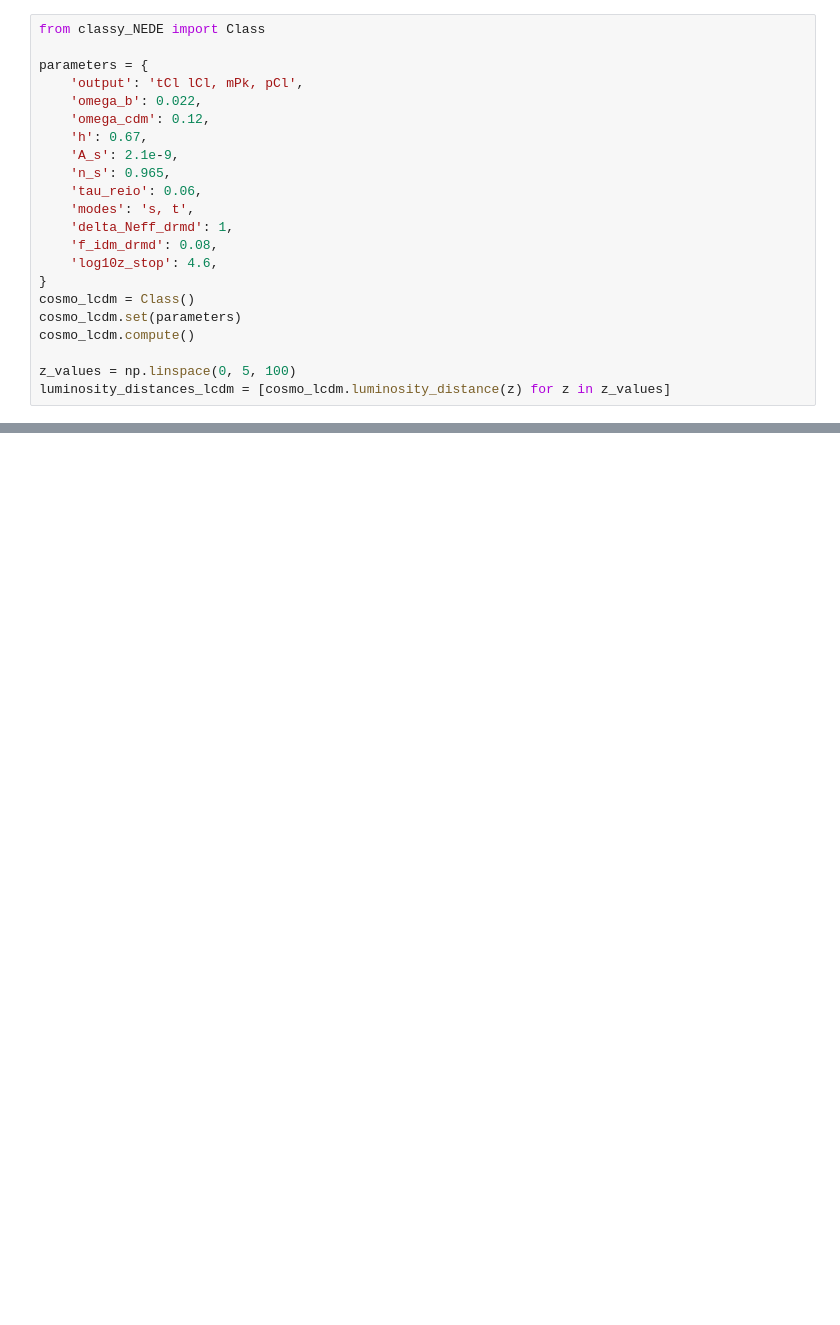
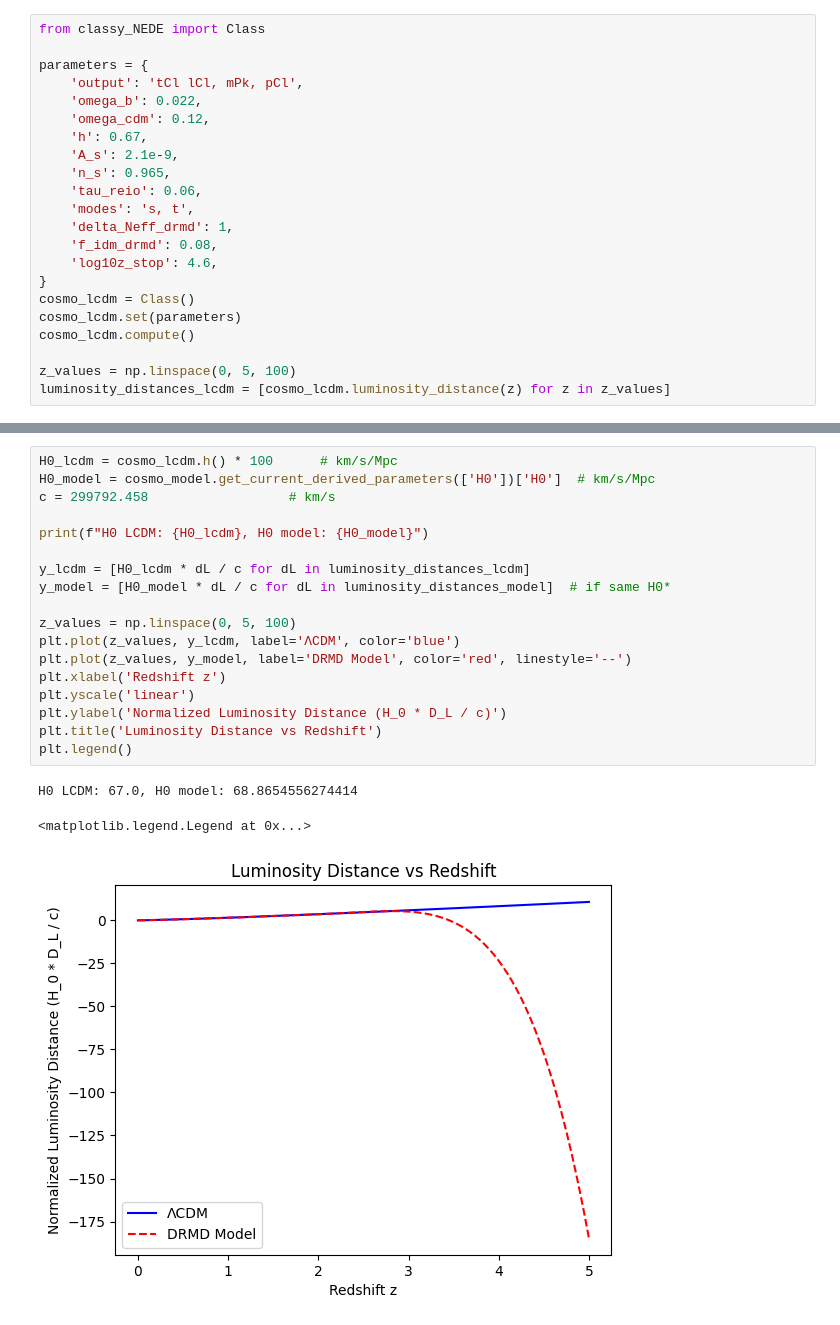
Before and after one commit to Jeppe-thybo/connect_wsl, a Jupyter notebook: jeppe_scripts/Luminosity_distance_comparison.ipynb, the cells around one changed output, grey strips where cells are left out. Cells and saved outputs as stored; diff of their text form; blank space fills up the shorter version.

```diff
--- a/jeppe_scripts/Luminosity_distance_comparison.ipynb
+++ b/jeppe_scripts/Luminosity_distance_comparison.ipynb
@@ -96,0 +222,22 @@ plt.show()
+# %%
+H0_lcdm = cosmo_lcdm.h() * 100      # km/s/Mpc
+H0_model = cosmo_model.get_current_derived_parameters(['H0'])['H0']  # km/s/Mpc
+c = 299792.458                  # km/s
+
+print(f"H0 LCDM: {H0_lcdm}, H0 model: {H0_model}")
+
+y_lcdm = [H0_lcdm * dL / c for dL in luminosity_distances_lcdm]
+y_model = [H0_model * dL / c for dL in luminosity_distances_model]  # if same H0*
+
+z_values = np.linspace(0, 5, 100)
+plt.plot(z_values, y_lcdm, label='ΛCDM', color='blue')
+plt.plot(z_values, y_model, label='DRMD Model', color='red', linestyle='--')
+plt.xlabel('Redshift z')
+plt.yscale('linear')
+plt.ylabel('Normalized Luminosity Distance (H_0 * D_L / c)')
+plt.title('Luminosity Distance vs Redshift')
+plt.legend()
+# %% [output]
+H0 LCDM: 67.0, H0 model: 68.8654556274414
+<matplotlib.legend.Legend at 0x...>
+[figure, added]
```
Also changed, not shown: parts of 12 cells of this notebook, 20 other files.
